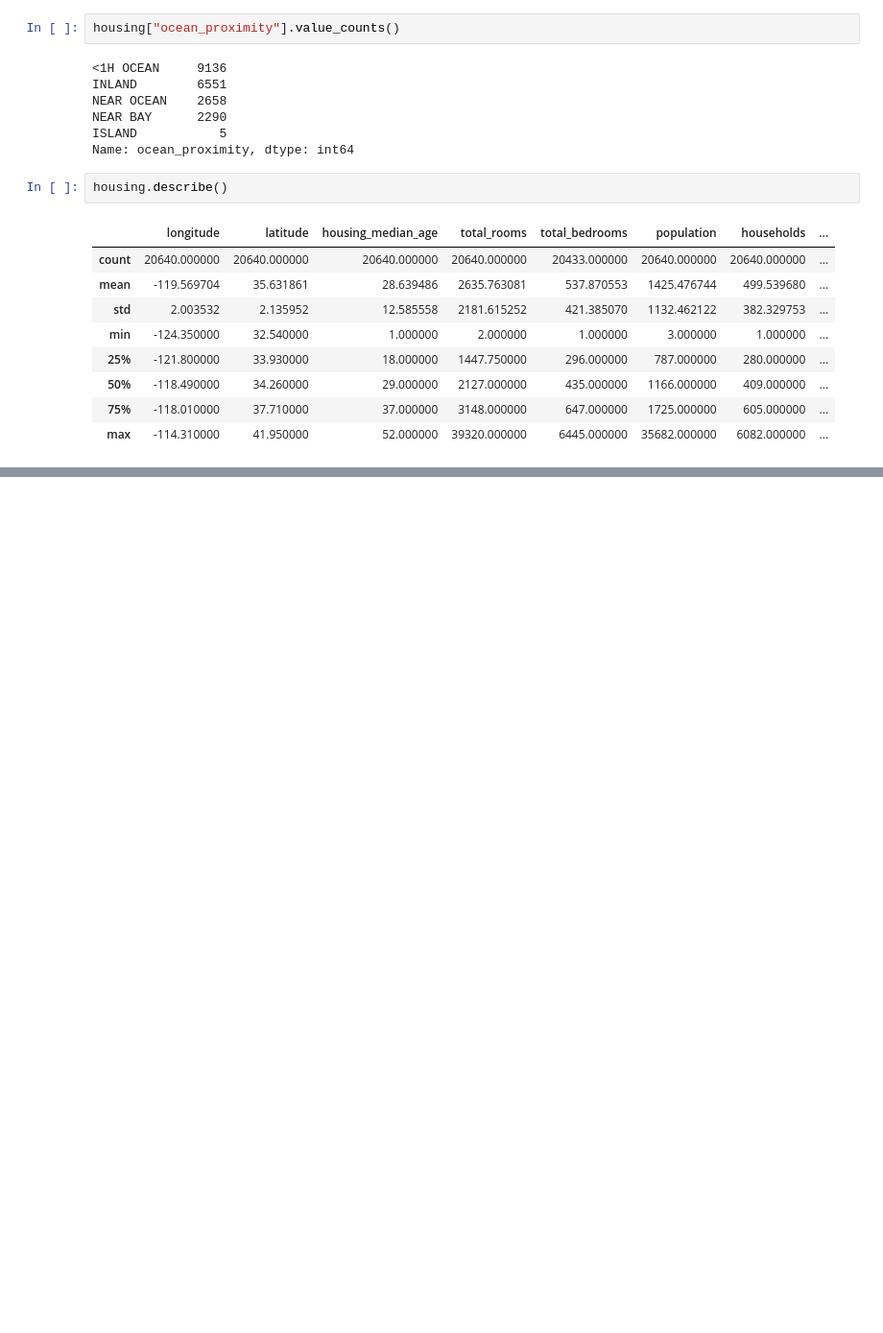
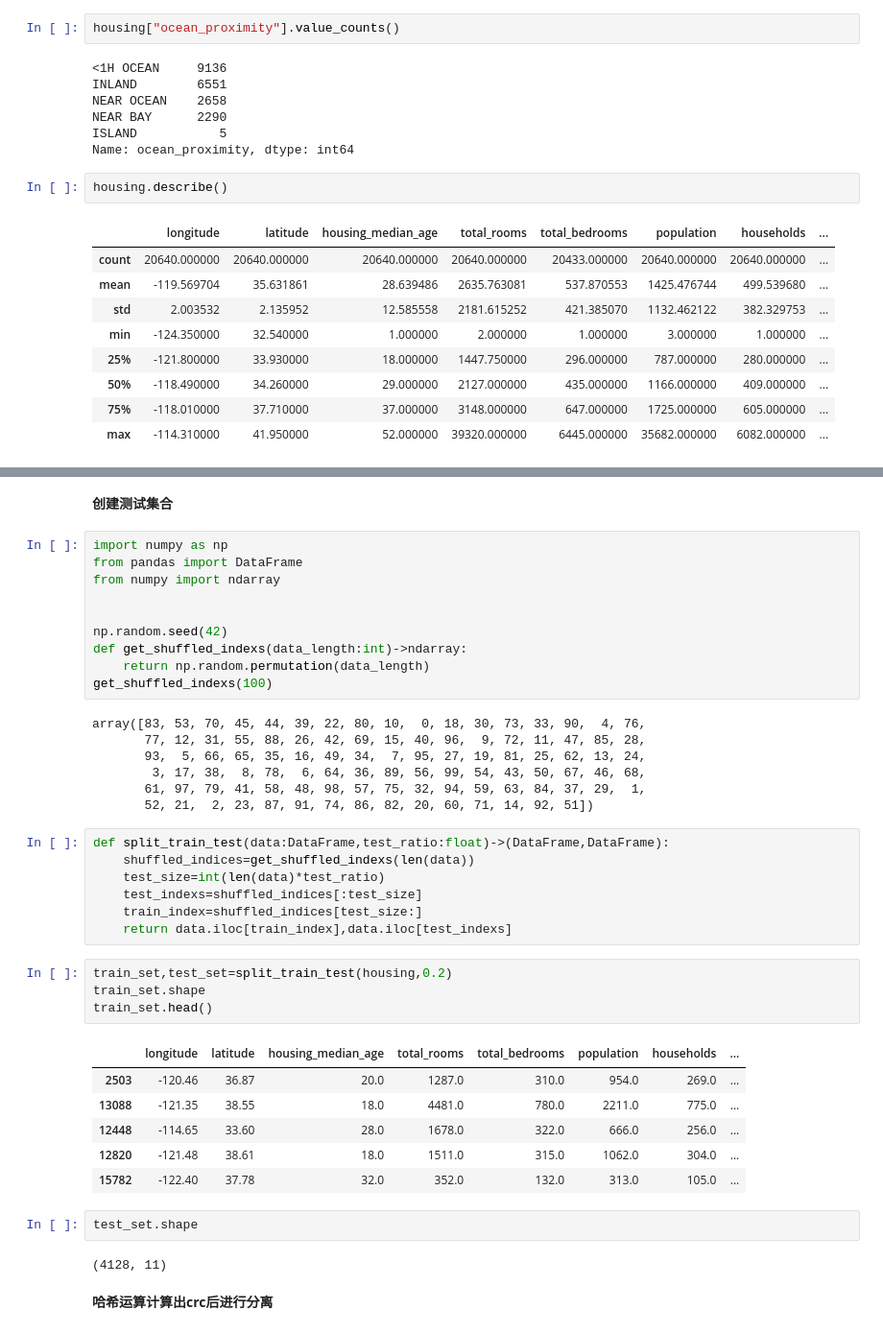
Before and after one commit to zhangjiechina001/ml-practice, a Jupyter notebook: ch2/Untitled.ipynb, the cells around one changed output, grey strips where cells are left out. Shown: that part at 96% size. Saved outputs shown, nothing was run; the diff lists cells and outputs as text; blank space fills up the shorter version.

```diff
--- a/ch2/Untitled.ipynb
+++ b/ch2/Untitled.ipynb
@@ -109,0 +110,43 @@ plt.show()
+# %% [markdown]
+**创建测试集合**
+# %%
+import numpy as np
+from pandas import DataFrame
+from numpy import ndarray
+
+
+np.random.seed(42)
+def get_shuffled_indexs(data_length:int)->ndarray:
+    return np.random.permutation(data_length)
+get_shuffled_indexs(100)
+# %% [output]
+array([83, 53, 70, 45, 44, 39, 22, 80, 10,  0, 18, 30, 73, 33, 90,  4, 76,
+       77, 12, 31, 55, 88, 26, 42, 69, 15, 40, 96,  9, 72, 11, 47, 85, 28,
+       93,  5, 66, 65, 35, 16, 49, 34,  7, 95, 27, 19, 81, 25, 62, 13, 24,
+        3, 17, 38,  8, 78,  6, 64, 36, 89, 56, 99, 54, 43, 50, 67, 46, 68,
+       61, 97, 79, 41, 58, 48, 98, 57, 75, 32, 94, 59, 63, 84, 37, 29,  1,
+       52, 21,  2, 23, 87, 91, 74, 86, 82, 20, 60, 71, 14, 92, 51])
+# %%
+def split_train_test(data:DataFrame,test_ratio:float)->(DataFrame,DataFrame):
+    shuffled_indices=get_shuffled_indexs(len(data))
+    test_size=int(len(data)*test_ratio)
+    test_indexs=shuffled_indices[:test_size]
+    train_index=shuffled_indices[test_size:]
+    return data.iloc[train_index],data.iloc[test_indexs]
+# %%
+train_set,test_set=split_train_test(housing,0.2)
+train_set.shape
+train_set.head()
+# %% [output]
+|  | longitude | latitude | housing_median_age | total_rooms | total_bedrooms | population | households | ... |
+| 2503 | -120.46 | 36.87 | 20.0 | 1287.0 | 310.0 | 954.0 | 269.0 | ... |
+| 13088 | -121.35 | 38.55 | 18.0 | 4481.0 | 780.0 | 2211.0 | 775.0 | ... |
+| 12448 | -114.65 | 33.60 | 28.0 | 1678.0 | 322.0 | 666.0 | 256.0 | ... |
+| 12820 | -121.48 | 38.61 | 18.0 | 1511.0 | 315.0 | 1062.0 | 304.0 | ... |
+| 15782 | -122.40 | 37.78 | 32.0 | 352.0 | 132.0 | 313.0 | 105.0 | ... |
+# %%
+test_set.shape
+# %% [output]
+(4128, 11)
+# %% [markdown]
+**哈希运算计算出crc后进行分离**
```
Also changed, not shown: parts of 12 cells of this notebook.
